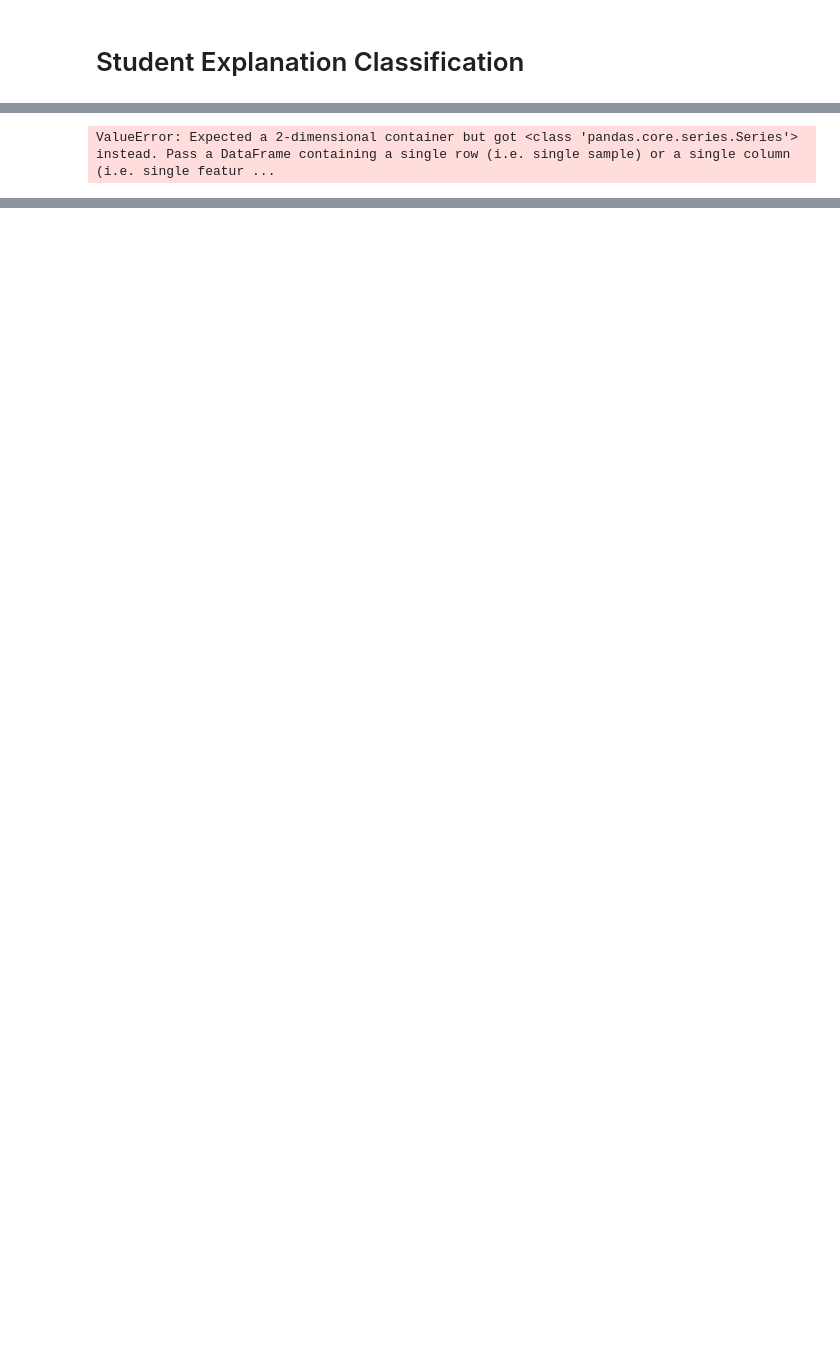
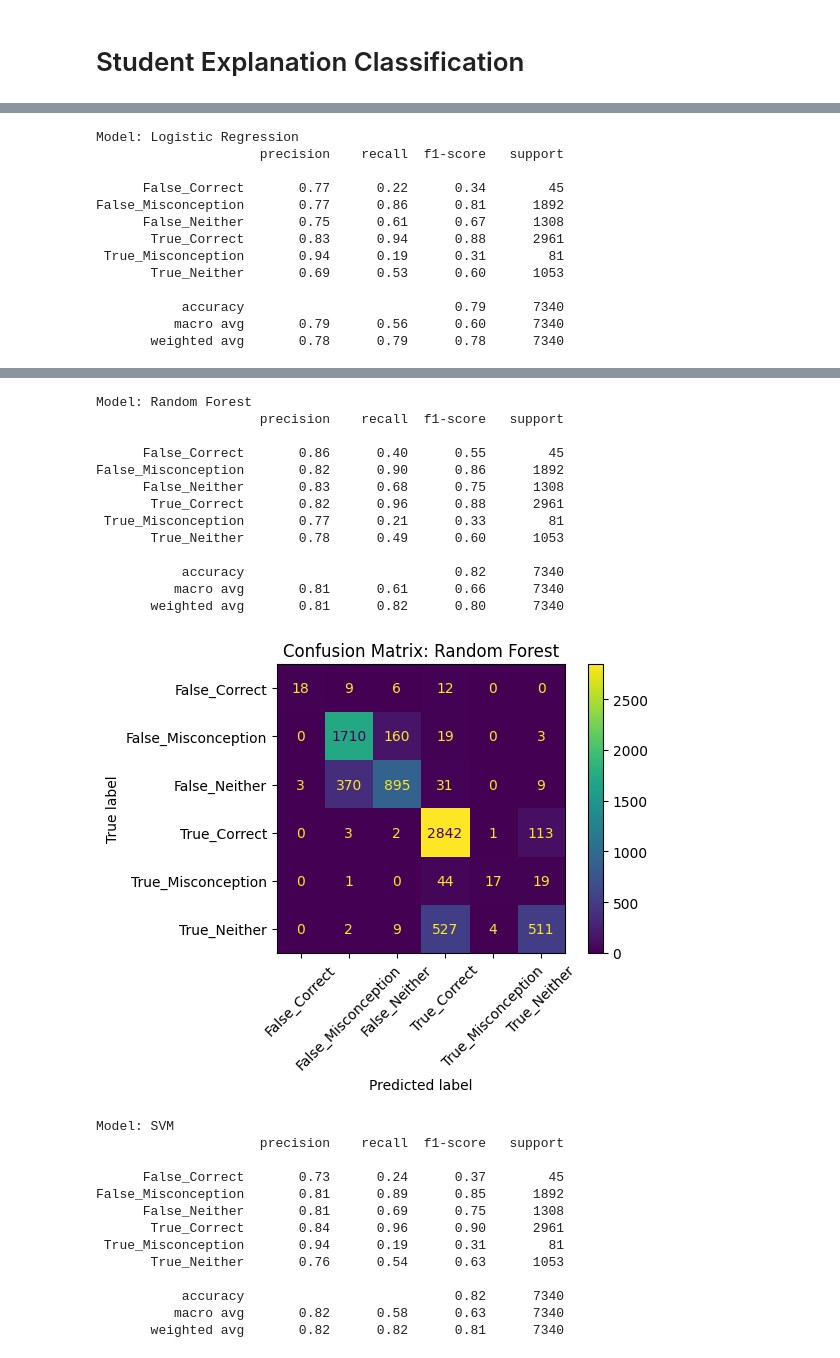
Before and after one commit to Radeeshani/student_explanation_classification, a Jupyter notebook: map-charting-student-math-misunderstandings/student_explanation_classification.ipynb, the cells around one changed output, grey strips where cells are left out. Drawn from its saved outputs; the diff is of its cells as text; code cells hidden in the pictures; blank space fills up the shorter version.

```diff
--- a/map-charting-student-math-misunderstandings/student_explanation_classification.ipynb
+++ b/map-charting-student-math-misunderstandings/student_explanation_classification.ipynb
@@ -29,0 +120,10 @@ train.head()
+# %%
+# Top 10 words per category
+top_n = 10
+category_groups = tfidf_df.groupby('Category').mean()
+for category in category_groups.index:
+    print(f"\n🔍 Top {top_n} words for Category: {category}")
+    print(category_groups.loc[category].sort_values(ascending=False).head(top_n))
+
+# Cleanup
+train.drop(columns=['TextLength', 'LabelEncoded'], inplace=True)
@@ -30,6 +210,5 @@ train.head()
 # %%
-# 🧹 Data Preprocessing
+# Data Preprocessing
 train.dropna(subset=['StudentExplanation', 'MC_Answer', 'Category'], inplace=True)
-X = train[['MC_Answer', 'StudentExplanation']]
-y = train['Category']
-X_train, X_val, y_train, y_val = train_test_split(X, y, test_size=0.2, random_state=42, stratify=y)
+X = train[['MC_Answer', 'StudentExplanation']].copy()
+y = train['Category'].copy()
@@ -47,6 +234,6 @@ plt.show()
 # Preprocessing Pipeline
 preprocessor = ColumnTransformer(transformers=[
     ('text', TfidfVectorizer(), 'StudentExplanation'),
-    ('mc', OneHotEncoder(), 'MC_Answer')
+    ('mc', OneHotEncoder(handle_unknown='ignore'), ['MC_Answer'])
 ])
 # %%
@@ -63,7 +250,7 @@ models = {
     'XGBoost': XGBClassifier(use_label_encoder=False, eval_metric='mlogloss')
 }
 # %%
-# 🏁 Train & Evaluate Models
+# Train & Evaluate Models
 results = {}
 for name, model in models.items():
     pipe = Pipeline([('pre', preprocessor), ('clf', model)])
@@ -72,9 +259,31 @@ for name, model in models.items():
     results[name] = score
     print(f"\nModel: {name}")
     y_pred = pipe.predict(X_val)
-    print(classification_report(y_val, y_pred))
-    ConfusionMatrixDisplay(confusion_matrix(y_val, y_pred), display_labels=model.classes_ if hasattr(model, 'classes_') else None).plot()
+    print(classification_report(y_val, y_pred, target_names=label_encoder.classes_))
+    ConfusionMatrixDisplay(confusion_matrix(y_val, y_pred), display_labels=label_encoder.classes_).plot()
     plt.title(f"Confusion Matrix: {name}")
+    plt.xticks(rotation=45)
+    plt.tight_layout()
     plt.show()
+
+# Accuracy Comparison
+plt.figure(figsize=(8,4))
+sns.barplot(x=list(results.keys()), y=list(results.values()))
+plt.ylabel("Accuracy")
+plt.title("Validation Accuracy of Each Model")
+plt.ylim(0, 1)
+plt.show()
 # %% [output]
-ValueError: Expected a 2-dimensional container but got <class 'pandas.core.series.Series'> instead. Pass a DataFrame containing a single row (i.e. single sample) or a single column (i.e. single featur ...
+Model: Logistic Regression
+                     precision    recall  f1-score   support
+
+      False_Correct       0.77      0.22      0.34        45
+False_Misconception       0.77      0.86      0.81      1892
+      False_Neither       0.75      0.61      0.67      1308
+       True_Correct       0.83      0.94      0.88      2961
+ True_Misconception       0.94      0.19      0.31        81
+       True_Neither       0.69      0.53      0.60      1053
+
+           accuracy                           0.79      7340
+          macro avg       0.79      0.56      0.60      7340
+       weighted avg       0.78      0.79      0.78      7340
@@ -80,0 +291,27 @@ ValueError: Expected a 2-dimensional container but got <class 'pandas.core.serie
+Model: Random Forest
+                     precision    recall  f1-score   support
+
+      False_Correct       0.86      0.40      0.55        45
+False_Misconception       0.82      0.90      0.86      1892
+      False_Neither       0.83      0.68      0.75      1308
+       True_Correct       0.82      0.96      0.88      2961
+ True_Misconception       0.77      0.21      0.33        81
+       True_Neither       0.78      0.49      0.60      1053
+
+           accuracy                           0.82      7340
+          macro avg       0.81      0.61      0.66      7340
+       weighted avg       0.81      0.82      0.80      7340
+[figure, added]
+Model: SVM
+                     precision    recall  f1-score   support
+
+      False_Correct       0.73      0.24      0.37        45
+False_Misconception       0.81      0.89      0.85      1892
+      False_Neither       0.81      0.69      0.75      1308
+       True_Correct       0.84      0.96      0.90      2961
+ True_Misconception       0.94      0.19      0.31        81
+       True_Neither       0.76      0.54      0.63      1053
+
+           accuracy                           0.82      7340
+          macro avg       0.82      0.58      0.63      7340
+       weighted avg       0.82      0.82      0.81      7340
```
Also changed, not shown: parts of 17 cells of this notebook, 9 other files.
